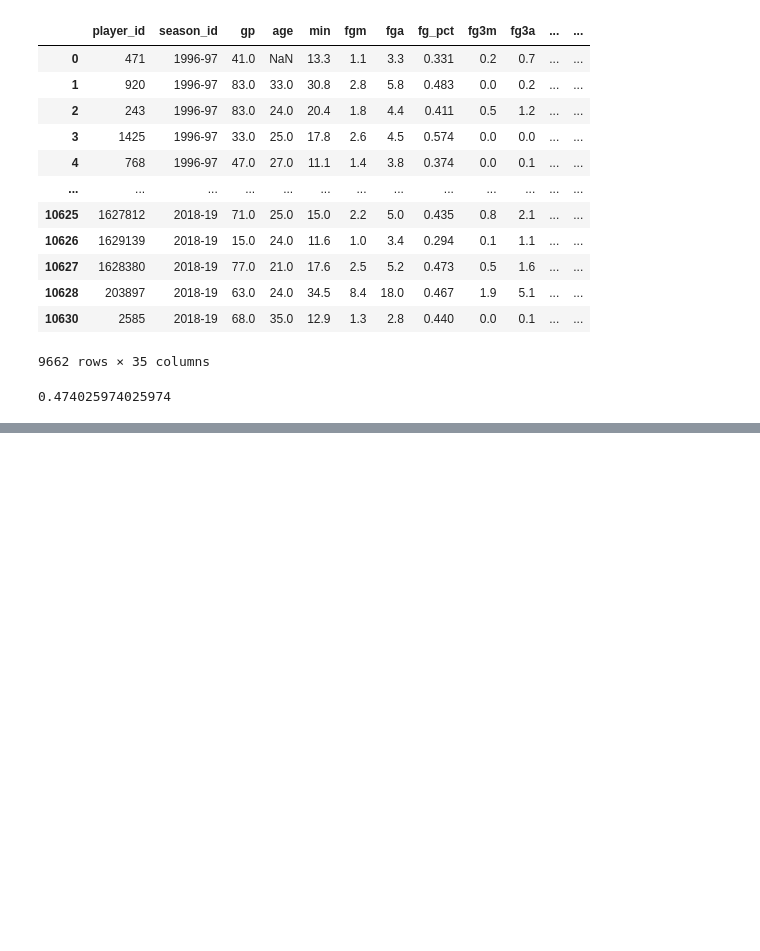
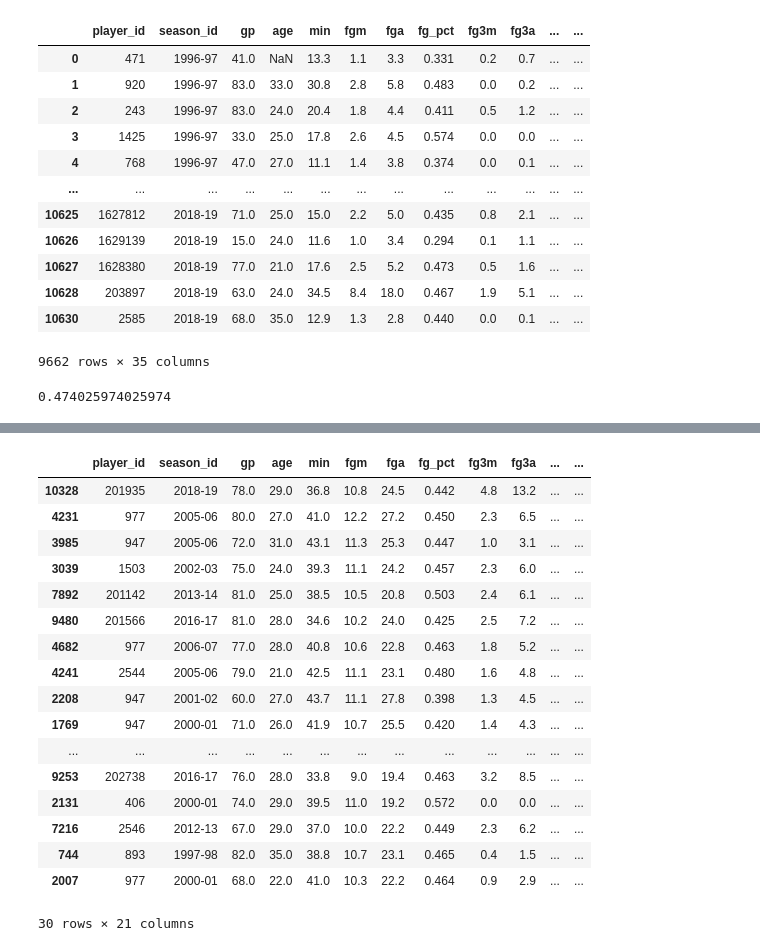
Before and after one commit to JobanD/nba-projections, a Jupyter notebook: actual-projection-model/building_model.ipynb, the cells around one changed output, grey strips where cells are left out. Drawn from its saved outputs; the diff is of its cells as text; code cells hidden in the pictures; blank space fills up the shorter version.

```diff
--- a/actual-projection-model/building_model.ipynb
+++ b/actual-projection-model/building_model.ipynb
@@ -488,0 +561,10 @@ jrue_pts_norm
+# %%
+
+# read in per game data from csv folder
+df = pd.read_csv('../nba-stats-csv/player_general_traditional_per_game_data.csv', header = 0)
+# %%
+# Clean the df
+df_cleaned = df.dropna(how='all')
+# %%
+min_gp = 10
+df_filter = df_cleaned[df_cleaned['gp'] > min_gp]
@@ -488,0 +1208,2 @@ jrue_pts_norm
+# %%
+df_10 = df_filter.sort_values('pts', ascending=False)
@@ -488,0 +1226,21 @@ jrue_pts_norm
+# %%
+df_10.head(30)
+# %% [output]
+|  | player_id | season_id | gp | age | min | fgm | fga | fg_pct | fg3m | fg3a | ... | ... |
+| 10328 | 201935 | 2018-19 | 78.0 | 29.0 | 36.8 | 10.8 | 24.5 | 0.442 | 4.8 | 13.2 | ... | ... |
+| 4231 | 977 | 2005-06 | 80.0 | 27.0 | 41.0 | 12.2 | 27.2 | 0.450 | 2.3 | 6.5 | ... | ... |
+| 3985 | 947 | 2005-06 | 72.0 | 31.0 | 43.1 | 11.3 | 25.3 | 0.447 | 1.0 | 3.1 | ... | ... |
+| 3039 | 1503 | 2002-03 | 75.0 | 24.0 | 39.3 | 11.1 | 24.2 | 0.457 | 2.3 | 6.0 | ... | ... |
+| 7892 | 201142 | 2013-14 | 81.0 | 25.0 | 38.5 | 10.5 | 20.8 | 0.503 | 2.4 | 6.1 | ... | ... |
+| 9480 | 201566 | 2016-17 | 81.0 | 28.0 | 34.6 | 10.2 | 24.0 | 0.425 | 2.5 | 7.2 | ... | ... |
+| 4682 | 977 | 2006-07 | 77.0 | 28.0 | 40.8 | 10.6 | 22.8 | 0.463 | 1.8 | 5.2 | ... | ... |
+| 4241 | 2544 | 2005-06 | 79.0 | 21.0 | 42.5 | 11.1 | 23.1 | 0.480 | 1.6 | 4.8 | ... | ... |
+| 2208 | 947 | 2001-02 | 60.0 | 27.0 | 43.7 | 11.1 | 27.8 | 0.398 | 1.3 | 4.5 | ... | ... |
+| 1769 | 947 | 2000-01 | 71.0 | 26.0 | 41.9 | 10.7 | 25.5 | 0.420 | 1.4 | 4.3 | ... | ... |
+| ... | ... | ... | ... | ... | ... | ... | ... | ... | ... | ... | ... | ... |
+| 9253 | 202738 | 2016-17 | 76.0 | 28.0 | 33.8 | 9.0 | 19.4 | 0.463 | 3.2 | 8.5 | ... | ... |
+| 2131 | 406 | 2000-01 | 74.0 | 29.0 | 39.5 | 11.0 | 19.2 | 0.572 | 0.0 | 0.0 | ... | ... |
+| 7216 | 2546 | 2012-13 | 67.0 | 29.0 | 37.0 | 10.0 | 22.2 | 0.449 | 2.3 | 6.2 | ... | ... |
+| 744 | 893 | 1997-98 | 82.0 | 35.0 | 38.8 | 10.7 | 23.1 | 0.465 | 0.4 | 1.5 | ... | ... |
+| 2007 | 977 | 2000-01 | 68.0 | 22.0 | 41.0 | 10.3 | 22.2 | 0.464 | 0.9 | 2.9 | ... | ... |
+30 rows × 21 columns
```
Also changed, not shown: parts of 123 cells of this notebook.
